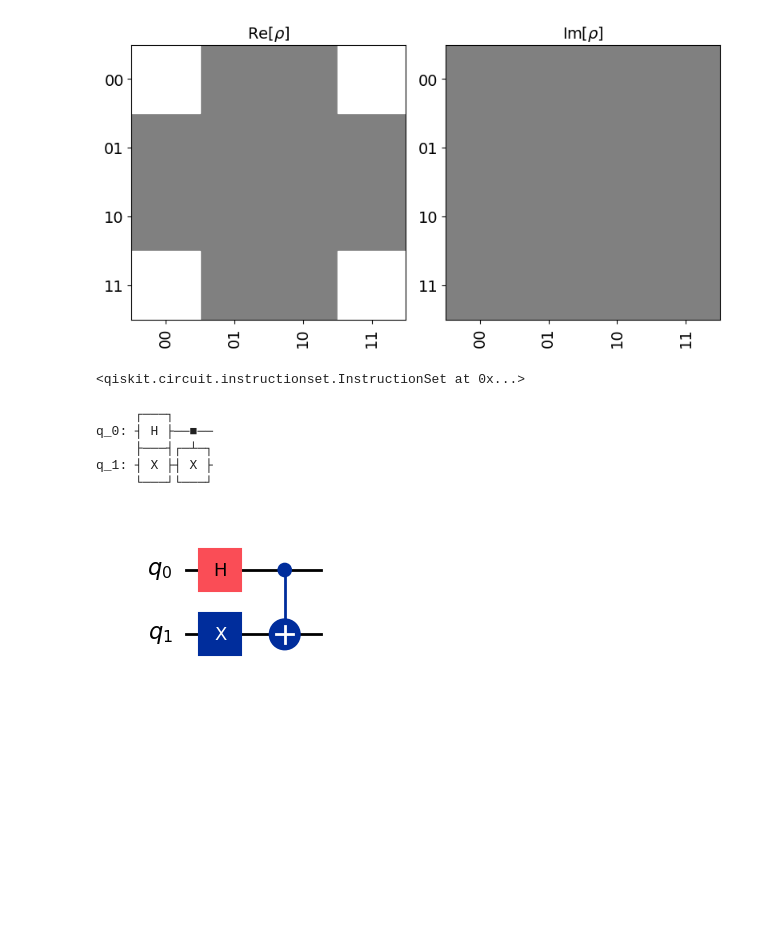
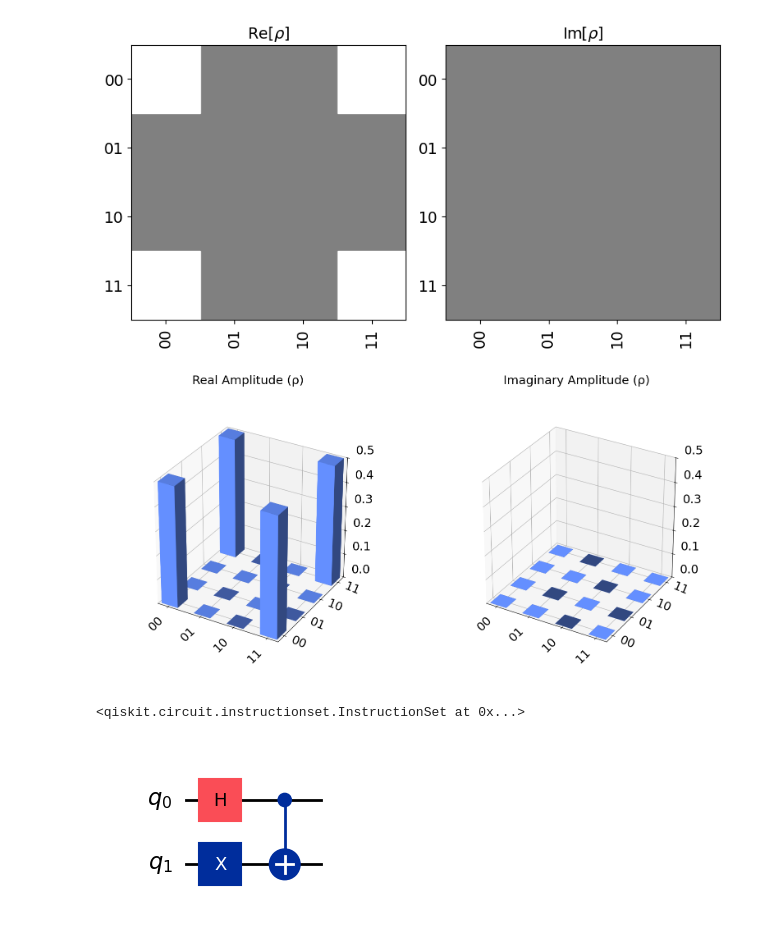
Before and after one commit to stephenhky/Qiskit-Cert-Exercise, a Jupyter notebook: basic/bipartite_states.ipynb, the cells around one changed output. Drawn from its saved outputs; the diff is of its cells as text; code cells hidden in the pictures; blank space fills up the shorter version.

Commit message:
plotting density matrix

```diff
--- a/basic/bipartite_states.ipynb
+++ b/basic/bipartite_states.ipynb
@@ -35,6 +28,10 @@ ev_vec1.draw("qsphere")
 ev_vec1.draw("hinton")
 # %% [output]
 [figure]
+# %%
+plot_state_city(DensityMatrix(epr_circuit))
+# %% [output]
+[figure, added]
 # %%
 singlet_circuit = QuantumCircuit(2)
 singlet_circuit.h(0)
@@ -42,14 +39,6 @@ singlet_circuit.x(1)
 singlet_circuit.cx(0, 1)
 # %% [output]
 <qiskit.circuit.instructionset.InstructionSet at 0x...>
-# %%
-singlet_circuit.draw()
-# %% [output]
-     ┌───┐
-q_0: ┤ H ├──■──
-     ├───┤┌─┴─┐
-q_1: ┤ X ├┤ X ├
-     └───┘└───┘
 # %%
 singlet_circuit.draw("mpl")
 # %% [output]
```
Also changed, not shown: parts of 3 cells of this notebook, 2 other files.
